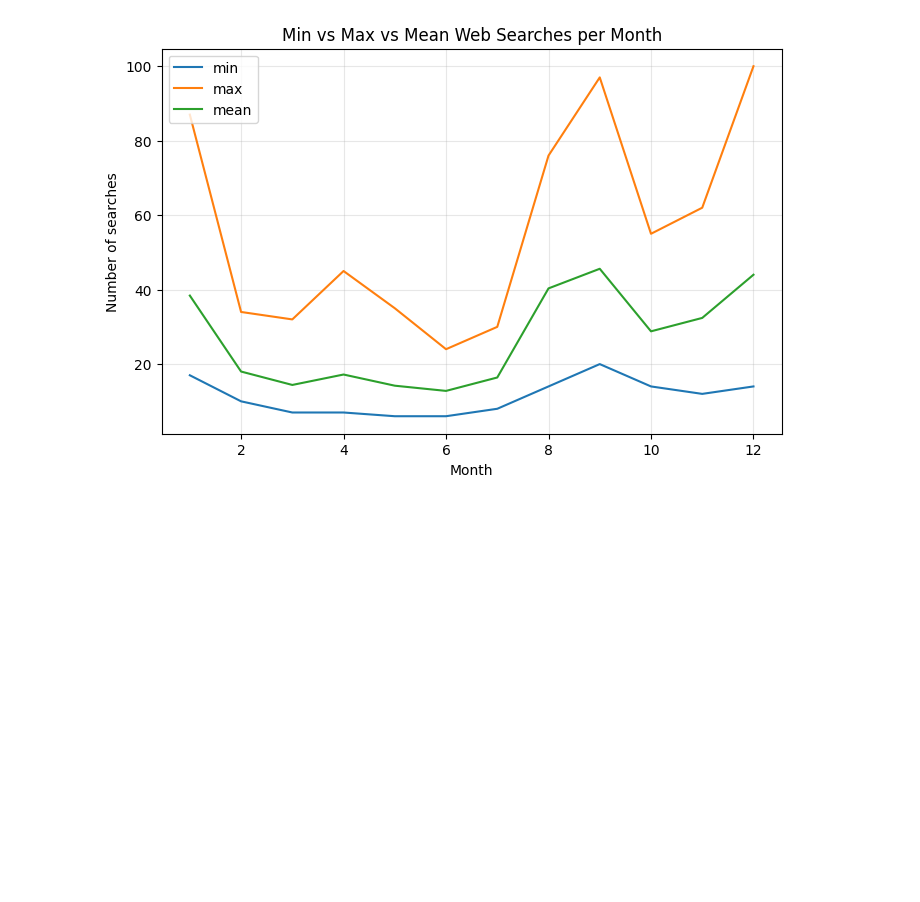
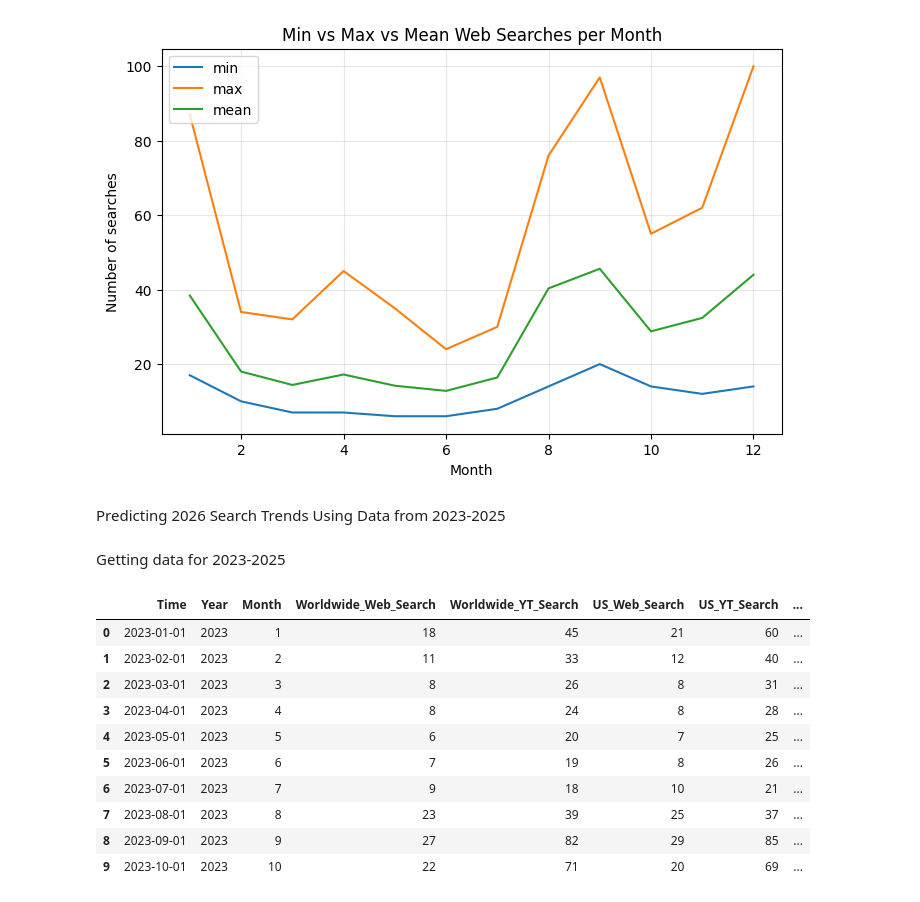
Before and after one commit to bdatye/HobonichiSearchTrends_August2021-August2026, a Jupyter notebook: HobonichiSearchTrends.ipynb, the cells around one changed output. Saved outputs shown, nothing was run; the diff lists cells and outputs as text; code cells hidden in the pictures; blank space fills up the shorter version.

Commit message:
testing training model

```diff
--- a/HobonichiSearchTrends.ipynb
+++ b/HobonichiSearchTrends.ipynb
@@ -180,3 +180,44 @@ ax.set_ylabel('Number of searches')
 | 11 | 12 | 5 | 220 | 44.000000 | 14 | 100 |
 Text(0, 0.5, 'Number of searches')
 [figure]
+# %% [markdown]
+Predicting 2026 Search Trends Using Data from 2023-2025
+# %% [markdown]
+Getting data for 2023-2025
+# %%
+#getting 3 years of data for training
+threeYearData_df = HobonichiSearch_df.loc[(HobonichiSearch_df['Year'] == 2023) | (HobonichiSearch_df['Year'] == 2024) |(HobonichiSearch_df['Year'] == 2025)].copy()
+
+
+'''threeYearData_df = pd.DataFrame()
+
+#print(HobonichiSearch_df.dtypes)
+
+counter = 0
+setCounter = 0
+for yearNum in HobonichiSearch_df['Year']:
+    if yearNum == 2023 or yearNum == 2024 or yearNum == 2025:
+        rowToAppend = HobonichiSearch_df.iloc[[counter]]
+        #print ("the row is: ", rowToAppend)
+        threeYearData_df = pd.concat([threeYearData_df, rowToAppend], ignore_index=True)
+
+    counter = counter + 1'''
+
+#display(threeYearData_df)
+
+threeYearData_df['Year_Month'] = threeYearData_df['Time'].dt.to_period('M')
+threeYearData_df = threeYearData_df.reset_index(drop=True)
+
+display(threeYearData_df.head(10))
+# %% [output]
+|  | Time | Year | Month | Worldwide_Web_Search | Worldwide_YT_Search | US_Web_Search | US_YT_Search | ... |
+| 0 | 2023-01-01 | 2023 | 1 | 18 | 45 | 21 | 60 | ... |
+| 1 | 2023-02-01 | 2023 | 2 | 11 | 33 | 12 | 40 | ... |
+| 2 | 2023-03-01 | 2023 | 3 | 8 | 26 | 8 | 31 | ... |
+| 3 | 2023-04-01 | 2023 | 4 | 8 | 24 | 8 | 28 | ... |
+| 4 | 2023-05-01 | 2023 | 5 | 6 | 20 | 7 | 25 | ... |
+| 5 | 2023-06-01 | 2023 | 6 | 7 | 19 | 8 | 26 | ... |
+| 6 | 2023-07-01 | 2023 | 7 | 9 | 18 | 10 | 21 | ... |
+| 7 | 2023-08-01 | 2023 | 8 | 23 | 39 | 25 | 37 | ... |
+| 8 | 2023-09-01 | 2023 | 9 | 27 | 82 | 29 | 85 | ... |
+| 9 | 2023-10-01 | 2023 | 10 | 22 | 71 | 20 | 69 | ... |
```
Also changed, not shown: parts of 2 cells of this notebook.
